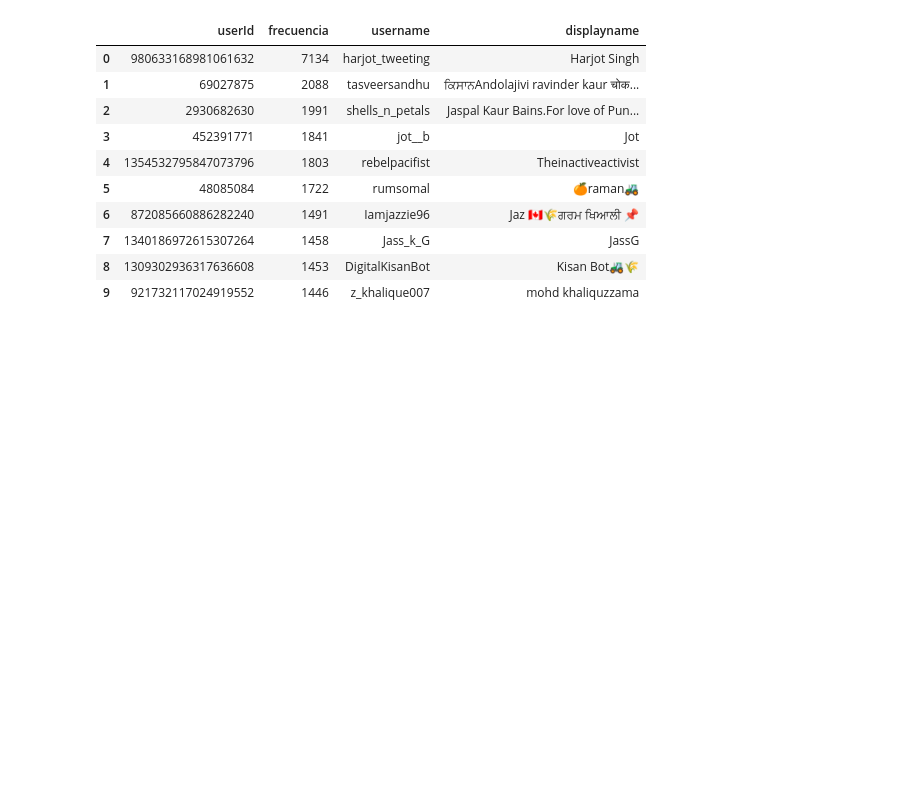
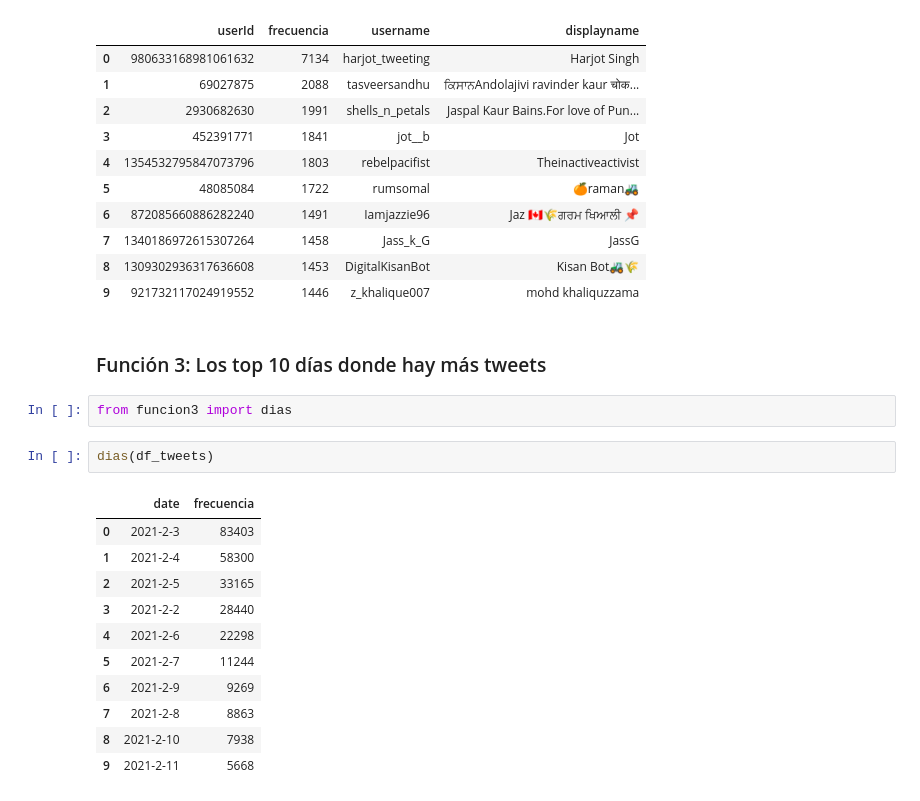
Before and after one commit to santiagoolivos/Diagnostico-capstone, a Jupyter notebook: main.ipynb, the cells around one changed output. Saved outputs shown, nothing was run; the diff lists cells and outputs as text; blank space fills up the shorter version.

Commit message:
feat: funcion3

```diff
--- a/main.ipynb
+++ b/main.ipynb
@@ -131,3 +131,21 @@ usuarios(df_tweets, df_users)
 | 7 | 1340186972615307264 | 1458 | Jass_k_G | JassG |
 | 8 | 1309302936317636608 | 1453 | DigitalKisanBot | Kisan Bot🚜🌾 |
 | 9 | 921732117024919552 | 1446 | z_khalique007 | mohd khaliquzzama |
+# %% [markdown]
+### Función 3:  Los top 10 días donde hay más tweets
+# %%
+from funcion3 import dias
+# %%
+dias(df_tweets)
+# %% [output]
+|  | date | frecuencia |
+| 0 | 2021-2-3 | 83403 |
+| 1 | 2021-2-4 | 58300 |
+| 2 | 2021-2-5 | 33165 |
+| 3 | 2021-2-2 | 28440 |
+| 4 | 2021-2-6 | 22298 |
+| 5 | 2021-2-7 | 11244 |
+| 6 | 2021-2-9 | 9269 |
+| 7 | 2021-2-8 | 8863 |
+| 8 | 2021-2-10 | 7938 |
+| 9 | 2021-2-11 | 5668 |
```
Also changed, not shown: 1 other file.
